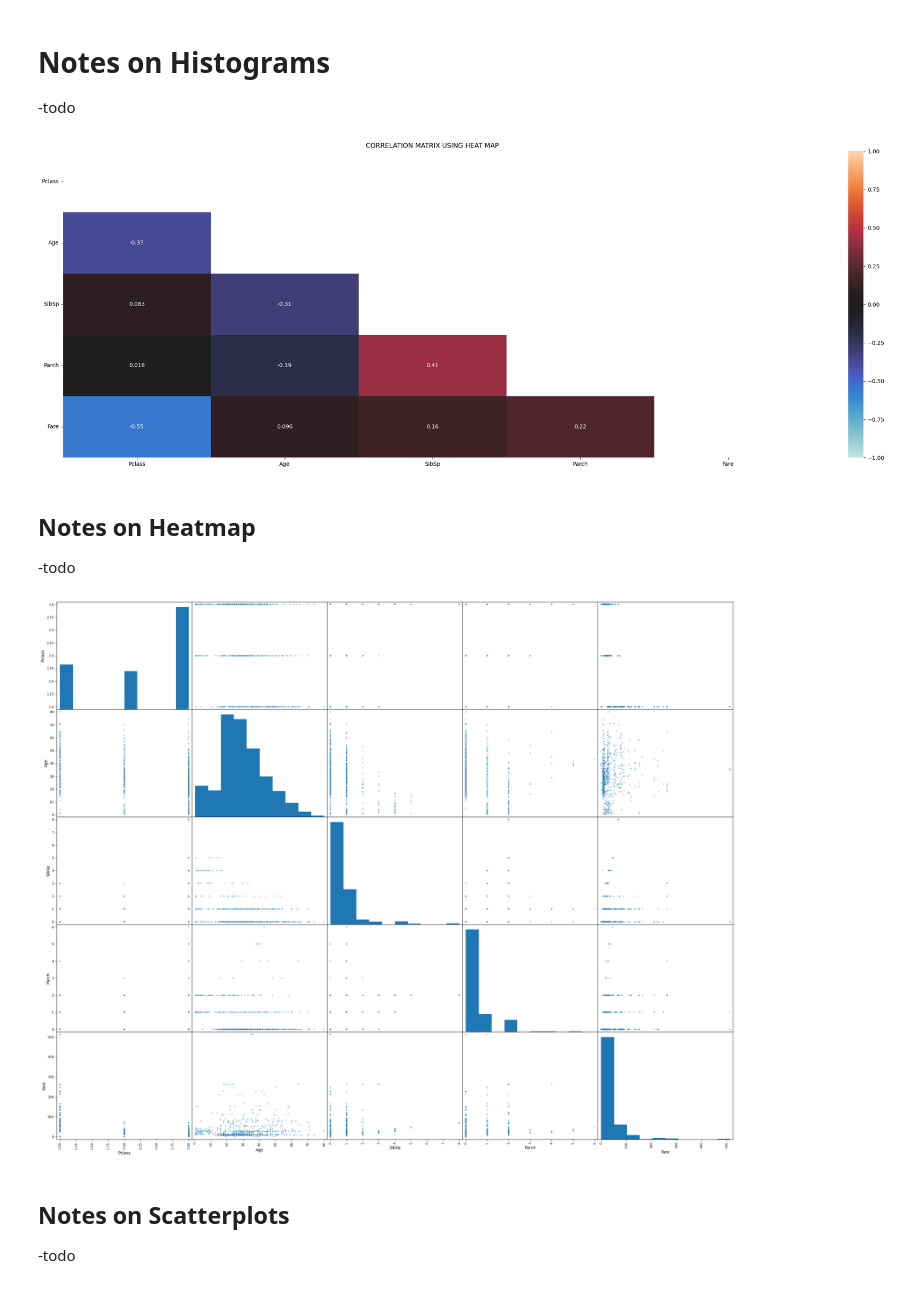
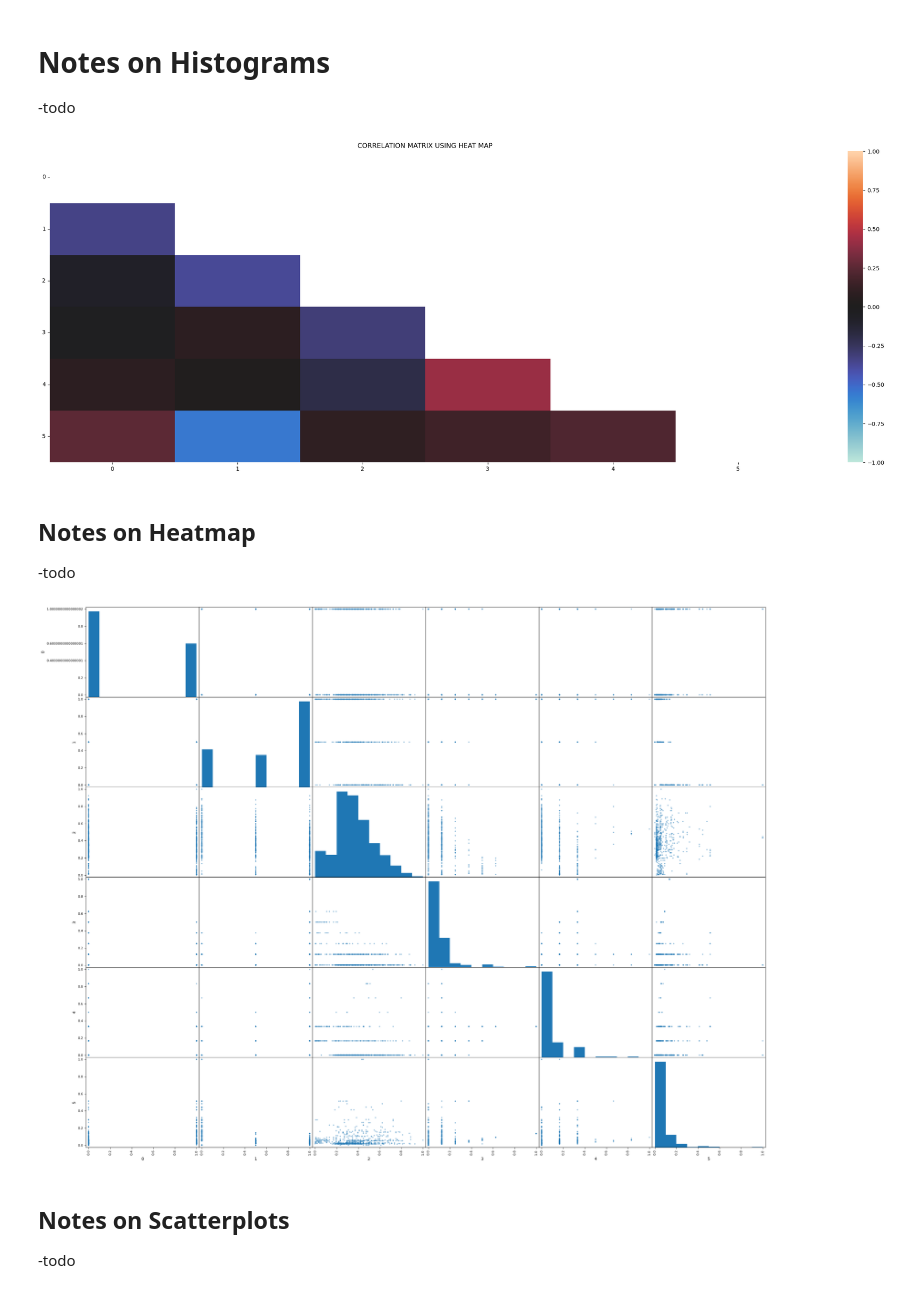
Before and after one commit to aelichung/ml-titanic, a Jupyter notebook: CIS053 Final - ML titanic.ipynb, the cells around one changed output. Saved outputs shown, nothing was run; the diff lists cells and outputs as text; code cells hidden in the pictures.

Commit message:
update EDA functions to use standardized and normalized data

```diff
--- a/CIS053 Final - ML titanic.ipynb
+++ b/CIS053 Final - ML titanic.ipynb
@@ -210,2 +208,4 @@ max      3.00   80.00    8.00    6.00  512.33
 # %% [markdown]
 ## EDA with Normalized Data
+# %%
+data_norm = pd.DataFrame(MinMaxScaler().fit_transform(x_clean))
@@ -229,7 +245,7 @@ import seaborn as sns
 import numpy as np
 
 plt.figure(figsize=(30,10))
-corMat = x_clean.corr(method="pearson")
+data_norm.corr(method="pearson")
 mask_upper = np.triu(corMat)
 sns.heatmap(corMat, annot=True, vmin = -1, vmax = 1, center = 0, mask = mask_upper)
 plt.yticks(rotation=0)
@@ -237,18 +253,18 @@ plt.xticks(rotation=0)
 plt.title("CORRELATION MATRIX USING HEAT MAP")
 plt.show()
 # %% [output]
-[figure, old version]
+[figure, new version]
 # %% [markdown]
 ## Notes on Heatmap
 -todo
 # %%
 ## scatterplots
 from pandas.plotting import scatter_matrix
 
-scatter_matrix(x_clean, figsize = (30,24))
+scatter_matrix(data_norm, figsize = (30,24))
 plt.show()
 # %% [output]
-[figure, old version]
+[figure, new version]
 # %% [markdown]
 ## Notes on Scatterplots
 -todo
```
Also changed, not shown: parts of 12 cells of this notebook.
